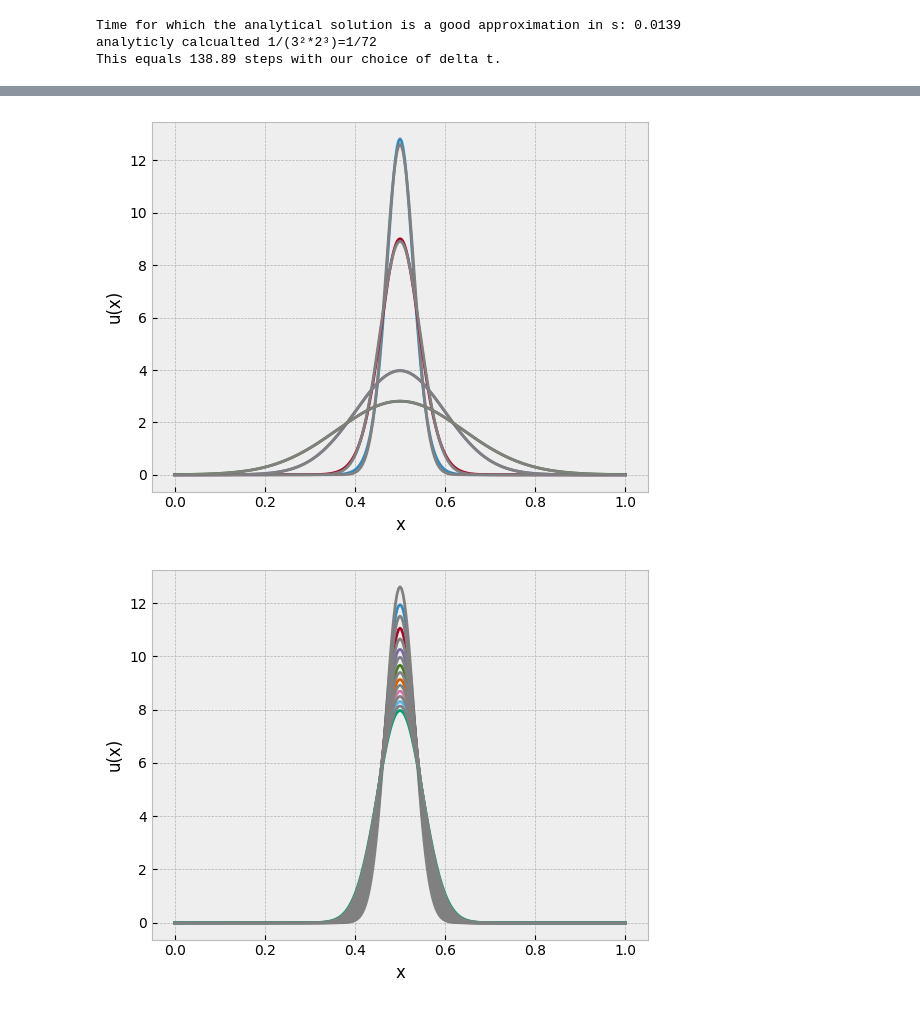
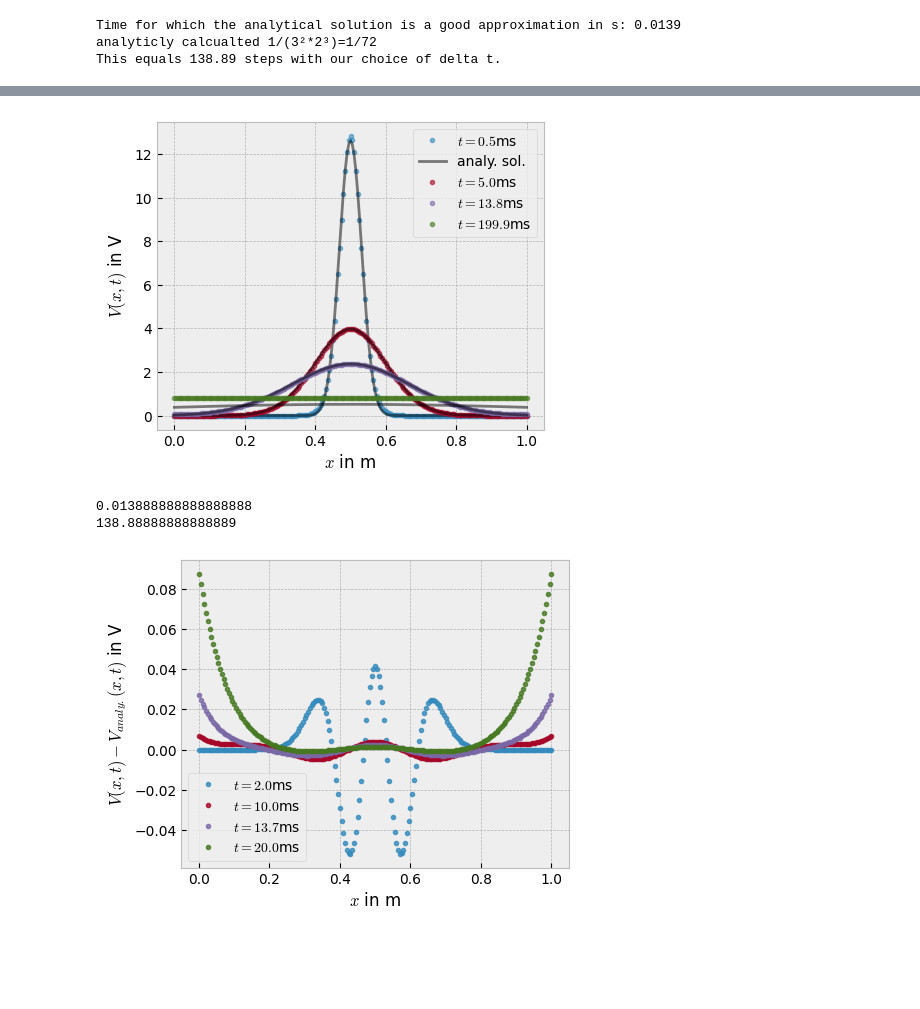
Before and after one commit to leonardlux/comp_phy_exam, a Jupyter notebook: problem_3/question_3_5/task_c.ipynb, the cells around one changed output, grey strips where cells are left out. Saved outputs shown, nothing was run; the diff lists cells and outputs as text; code cells hidden in the pictures; blank space fills up the shorter version.

```diff
--- a/problem_3/question_3_5/task_c.ipynb
+++ b/problem_3/question_3_5/task_c.ipynb
@@ -35,22 +35,40 @@ pl.plot_diff_times(
-# %%
-# forward euler
-U_be = solve_simulation(inital_values_gauss,diags_gen_backwards_euler)
-pl.plot_diff_times(
-    U_be,
-    t_diff_times=[5,10,50,99],
-    log=False,
-    func_t=analytical_function,
-    )
-# %% [output]
-[figure, removed]
-# %%
-# crank nicholson
-U_cn = solve_simulation(inital_values_gauss,diags_gen_crank_nicholson)
-pl.plot_diff_times(
-    U_cn,
-    t_diff_times=list(range(5,13)),
-    log=False,
-    func_t=analytical_function
-    )
-# %% [output]
-[figure, removed]
+# %%
+# forward euler
+U_be = solve_simulation(inital_values_gauss,diags_gen_backwards_euler)
+
+diff_times  = [5,50,138,c.n_t-1]
+filename = "cable_analy_euler_implicit"
+
+pl.plot_diff_times(
+    U_be,
+    t_diff_times=diff_times,
+    log=False,
+    alpha=0.6,
+    legend=True,
+    filename=filename,
+    func_t=analytical_function,
+    ls = "",
+    )
+
+filename = "cable_analy_diff_euler_implicit"
+print(t_good_approx())
+print(t_good_approx()/c.delta_t)
+diff_times  = [20,100,137,200]
+
+
+pl.plot_diff_times(
+    U_be,
+    t_diff_times=diff_times,
+    log=False,
+    alpha=0.8,
+    legend=True,
+    filename=filename,
+    func_t=analytical_function,
+    ls = "",
+    differential=True,
+    )
+# %% [output]
+[figure, added]
+0.013888888888888888
+138.88888888888889
+[figure, added]
```
Also changed, not shown: parts of 2 cells of this notebook, 3 other files.
